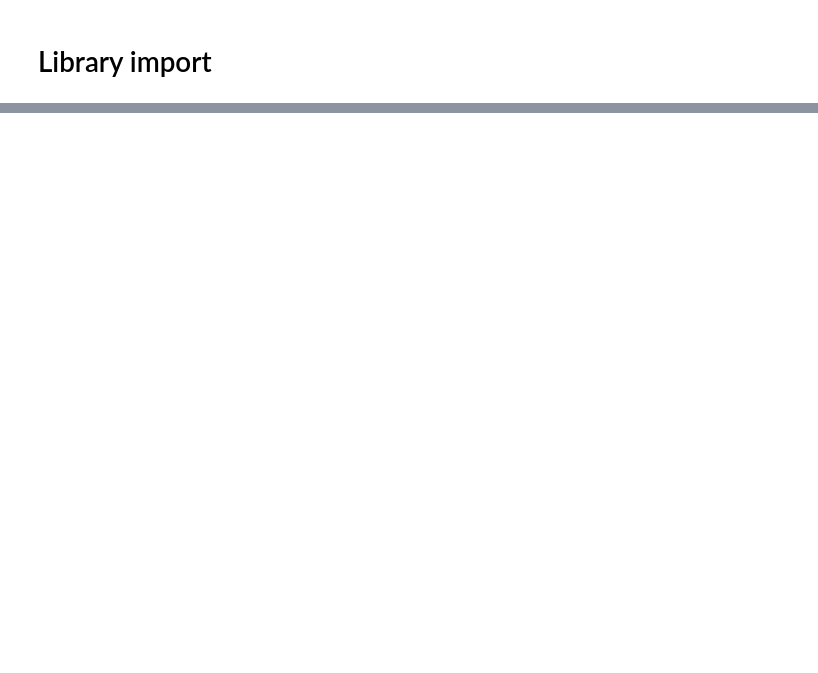
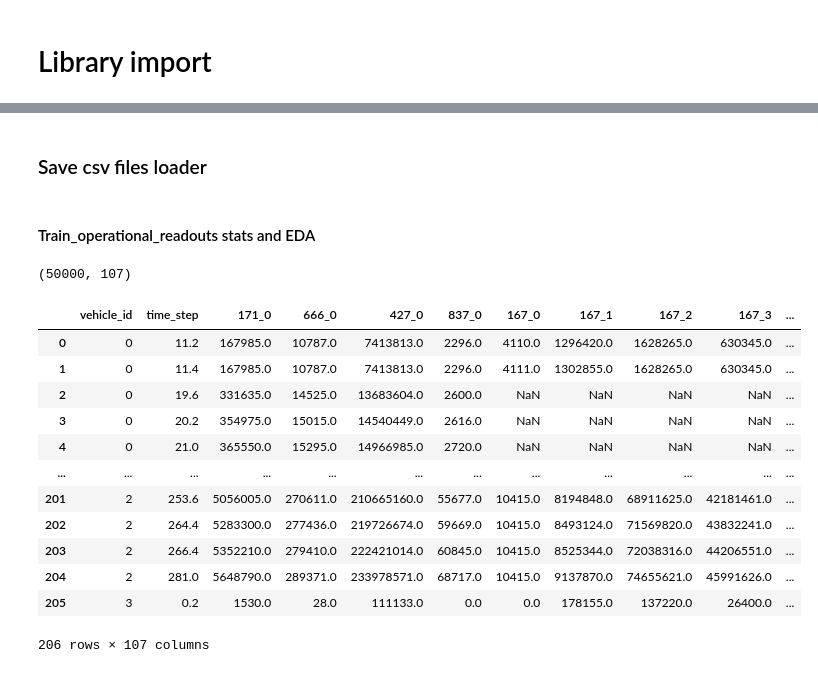
Before and after one commit to 4GeeksAcademy/sp-ml-17-final-project-g4, a Jupyter notebook: notebooks/data_audit_scania.ipynb, the cells around one changed output, grey strips where cells are left out. Cells and saved outputs as stored; diff of their text form; code cells hidden in the pictures; blank space fills up the shorter version.

```diff
--- a/notebooks/data_audit_scania.ipynb
+++ b/notebooks/data_audit_scania.ipynb
@@ -40,0 +18,17 @@ ENCODING = "utf-8"         # adjust if needed
+# %%
+# Base folder where raw data is stored
+DATA_DIR = "./data/raw"
+
+# Dictionary with key = dataset name, value = path to CSV
+FILES = {"train_operational_readouts_csv": os.path.join(DATA_DIR, "train_operational_readouts.csv"),
+         "validation_operational_readouts": os.path.join(DATA_DIR, "validation_operational_readouts.csv"),
+         "test_operational_readouts": os.path.join(DATA_DIR, "test_operational_readouts.csv"),
+         "train_specifications": os.path.join(DATA_DIR, "train_specifications.csv"),
+         "validation_specifications": os.path.join(DATA_DIR, "validation_specifications.csv"),
+         "test_specifications": os.path.join(DATA_DIR, "test_specifications.csv"),
+         "train_tte": os.path.join(DATA_DIR, "train_tte.csv"),
+         "validation_labels": os.path.join(DATA_DIR, "validation_labels.csv"),
+         "test_labels": os.path.join(DATA_DIR, "test_labels.csv")}
+
+for name, path in FILES.items(): # Quick check: print all paths
+    print(f"{name:35} -> {path}")
@@ -40,0 +45,40 @@ ENCODING = "utf-8"         # adjust if needed
+# %% [markdown]
+### Save csv files loader
+# %%
+def safe_read_csv(path: str, nrows: int | None = None) -> pd.DataFrame | None:
+#  Safely reads a CSV. Returns None if the file does not exist or cannot be read.
+    if not os.path.exists(path):
+        print(f"[safe_read_csv] File does not exist: {path}")
+        return None
+
+    try:
+        return pd.read_csv(path, low_memory=False, nrows=nrows)
+    except Exception as exc:
+        print(f"[safe_read_csv] Error reading {path}: {exc}")
+        return None
+# %% [markdown]
+#### Train_operational_readouts stats and EDA
+# %%
+DATA_DIR = "../data/raw" # Path to local file
+train_ops_path = os.path.join(DATA_DIR, "train_operational_readouts.csv")
+train_ops_df = safe_read_csv(train_ops_path, nrows=50_000) # Load a manageable sample (50k rows)
+# %%
+train_ops_df.shape
+# %% [output]
+(50000, 107)
+# %%
+train_ops_df.head(206)
+# %% [output]
+|  | vehicle_id | time_step | 171_0 | 666_0 | 427_0 | 837_0 | 167_0 | 167_1 | 167_2 | 167_3 | ... |
+| 0 | 0 | 11.2 | 167985.0 | 10787.0 | 7413813.0 | 2296.0 | 4110.0 | 1296420.0 | 1628265.0 | 630345.0 | ... |
+| 1 | 0 | 11.4 | 167985.0 | 10787.0 | 7413813.0 | 2296.0 | 4111.0 | 1302855.0 | 1628265.0 | 630345.0 | ... |
+| 2 | 0 | 19.6 | 331635.0 | 14525.0 | 13683604.0 | 2600.0 | NaN | NaN | NaN | NaN | ... |
+| 3 | 0 | 20.2 | 354975.0 | 15015.0 | 14540449.0 | 2616.0 | NaN | NaN | NaN | NaN | ... |
+| 4 | 0 | 21.0 | 365550.0 | 15295.0 | 14966985.0 | 2720.0 | NaN | NaN | NaN | NaN | ... |
+| ... | ... | ... | ... | ... | ... | ... | ... | ... | ... | ... | ... |
+| 201 | 2 | 253.6 | 5056005.0 | 270611.0 | 210665160.0 | 55677.0 | 10415.0 | 8194848.0 | 68911625.0 | 42181461.0 | ... |
+| 202 | 2 | 264.4 | 5283300.0 | 277436.0 | 219726674.0 | 59669.0 | 10415.0 | 8493124.0 | 71569820.0 | 43832241.0 | ... |
+| 203 | 2 | 266.4 | 5352210.0 | 279410.0 | 222421014.0 | 60845.0 | 10415.0 | 8525344.0 | 72038316.0 | 44206551.0 | ... |
+| 204 | 2 | 281.0 | 5648790.0 | 289371.0 | 233978571.0 | 68717.0 | 10415.0 | 9137870.0 | 74655621.0 | 45991626.0 | ... |
+| 205 | 3 | 0.2 | 1530.0 | 28.0 | 111133.0 | 0.0 | 0.0 | 178155.0 | 137220.0 | 26400.0 | ... |
+206 rows × 107 columns
```
Also changed, not shown: parts of 14 cells of this notebook, 1 other file.
